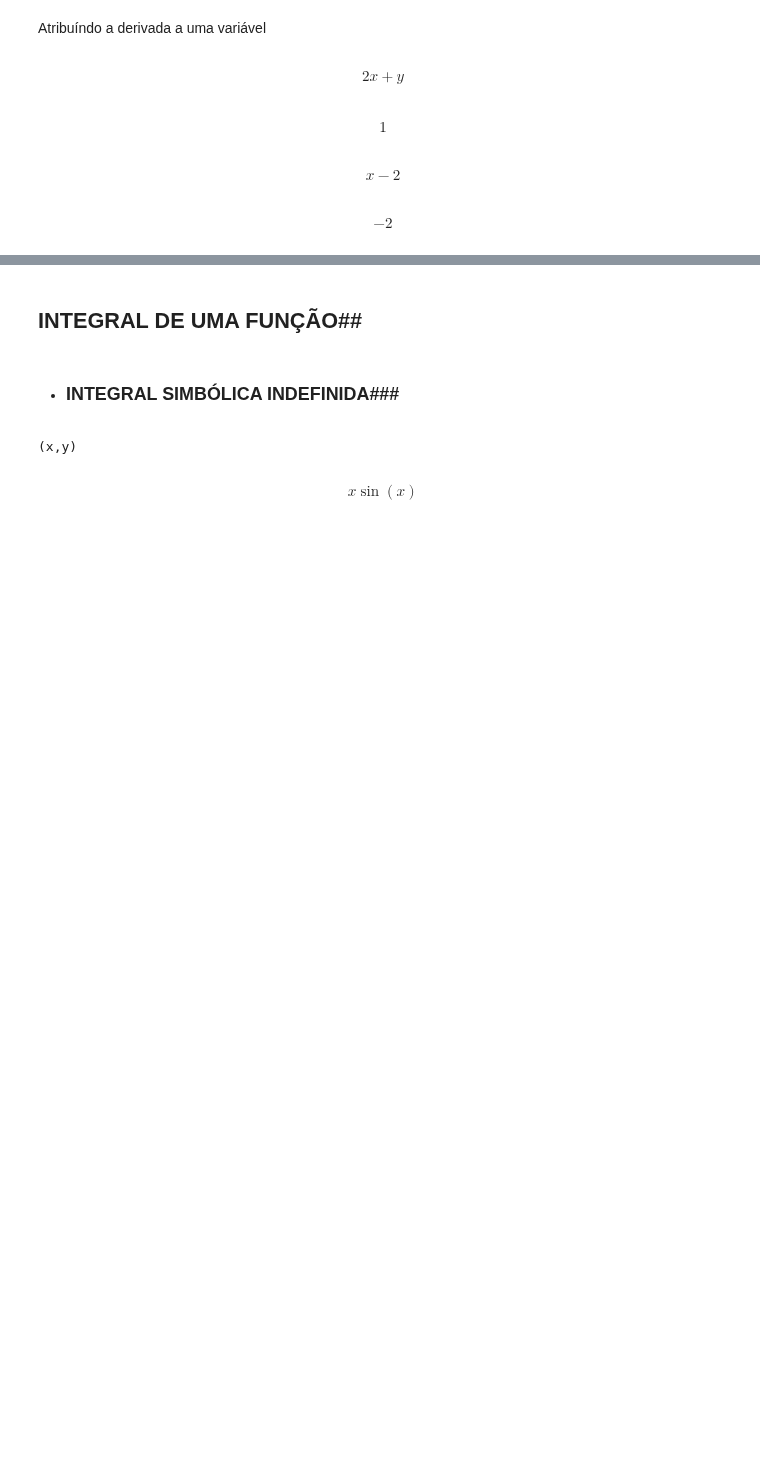
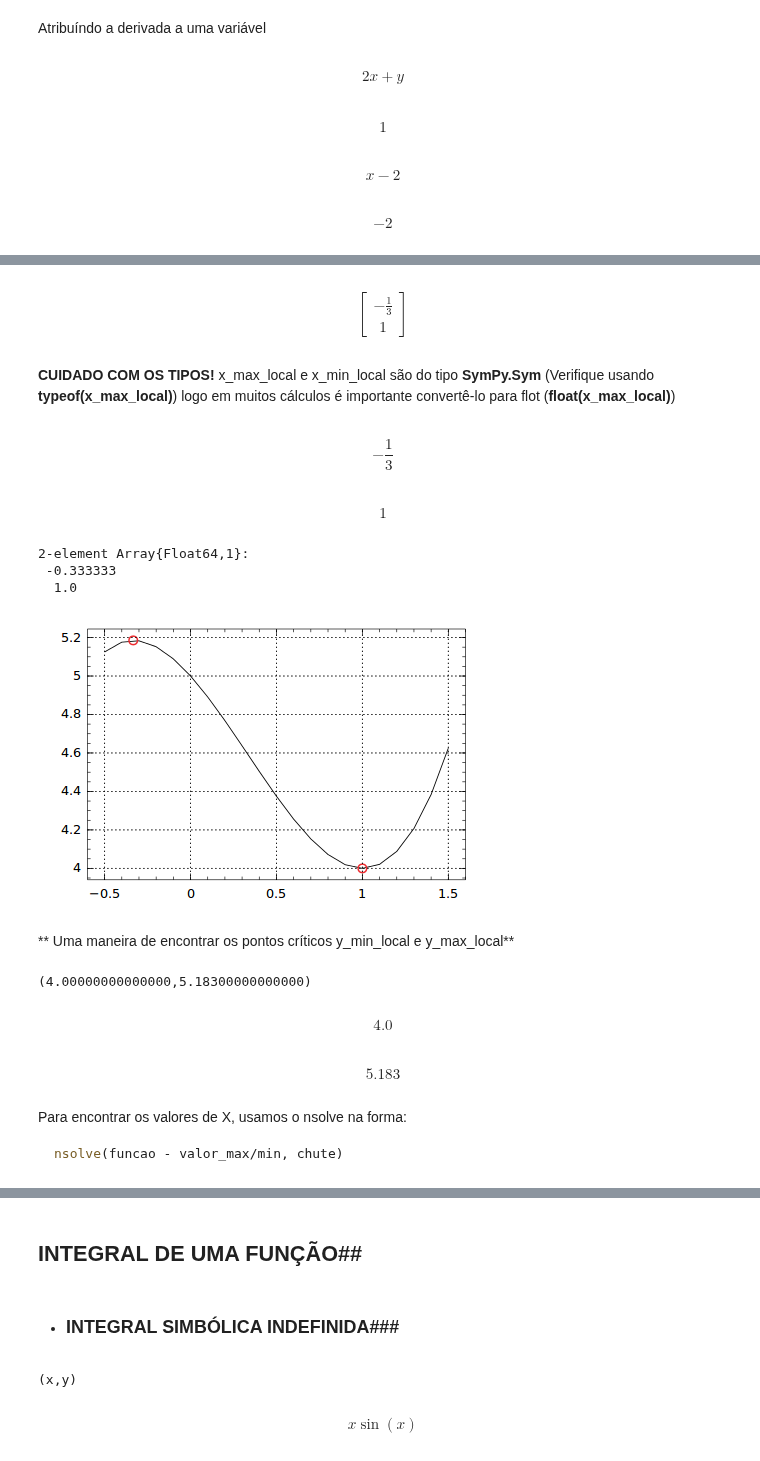
Before and after one commit to JuliaLangPt/tutorial_PT_BR, a Jupyter notebook: 13-CALCULO-DIFERENCIAL-INTEGRAL.ipynb, the cells around one changed output, grey strips where cells are left out. Drawn from its saved outputs; the diff is of its cells as text; code cells hidden in the pictures; blank space fills up the shorter version.

````diff
--- a/13-CALCULO-DIFERENCIAL-INTEGRAL.ipynb
+++ b/13-CALCULO-DIFERENCIAL-INTEGRAL.ipynb
@@ -333,0 +359,5 @@ $$-2$$
+# %%
+x1 = collect(-0.5:0.1:1.5)
+
+Winston.plot(x1,float(f(x1)))
+Winston.grid()
@@ -333,0 +373,46 @@ $$-2$$
+# %%
+x_max_local, x_min_local = SymPy.solve( SymPy.diff(fg(x), x) , x)
+# %% [output]
+\begin{bmatrix}- \frac{1}{3}\\1\end{bmatrix}
+# %% [markdown]
+**CUIDADO COM OS TIPOS!** x_max_local e  x_min_local são do tipo **SymPy.Sym** (Verifique usando **typeof(x_max_local)**) logo em muitos cálculos é importante convertê-lo para flot (**float(x_max_local)**)
+# %%
+x_max_local
+# %% [output]
+$$- \frac{1}{3}$$
+# %%
+x_min_local
+# %% [output]
+$$1$$
+# %%
+x_pontos =  float([x_max_local,x_min_local ])
+# %% [output]
+2-element Array{Float64,1}:
+ -0.333333
+  1.0
+# %%
+# uso do float para converter o valor do tipo Sym em float
+
+Winston.plot(x1,fg(x1),x_pontos,float(fg(x_pontos)),"o")
+Winston.grid()
+# %% [output]
+[figure, added]
+# %% [markdown]
+** Uma maneira de encontrar os pontos críticos y_min_local e y_max_local**
+# %%
+y_min_local, y_max_local = extrema(map(f,(-0.5:0.1:1.5)))
+# %% [output]
+(4.00000000000000,5.18300000000000)
+# %%
+y_min_local
+# %% [output]
+$$4.0$$
+# %%
+y_max_local
+# %% [output]
+$$5.183$$
+# %% [markdown]
+Para encontrar os valores de X, usamos o nsolve na forma:
+```julia
+nsolve(funcao - valor_max/min, chute)
+```
````
Also changed, not shown: parts of 20 cells of this notebook, 13 other files.
